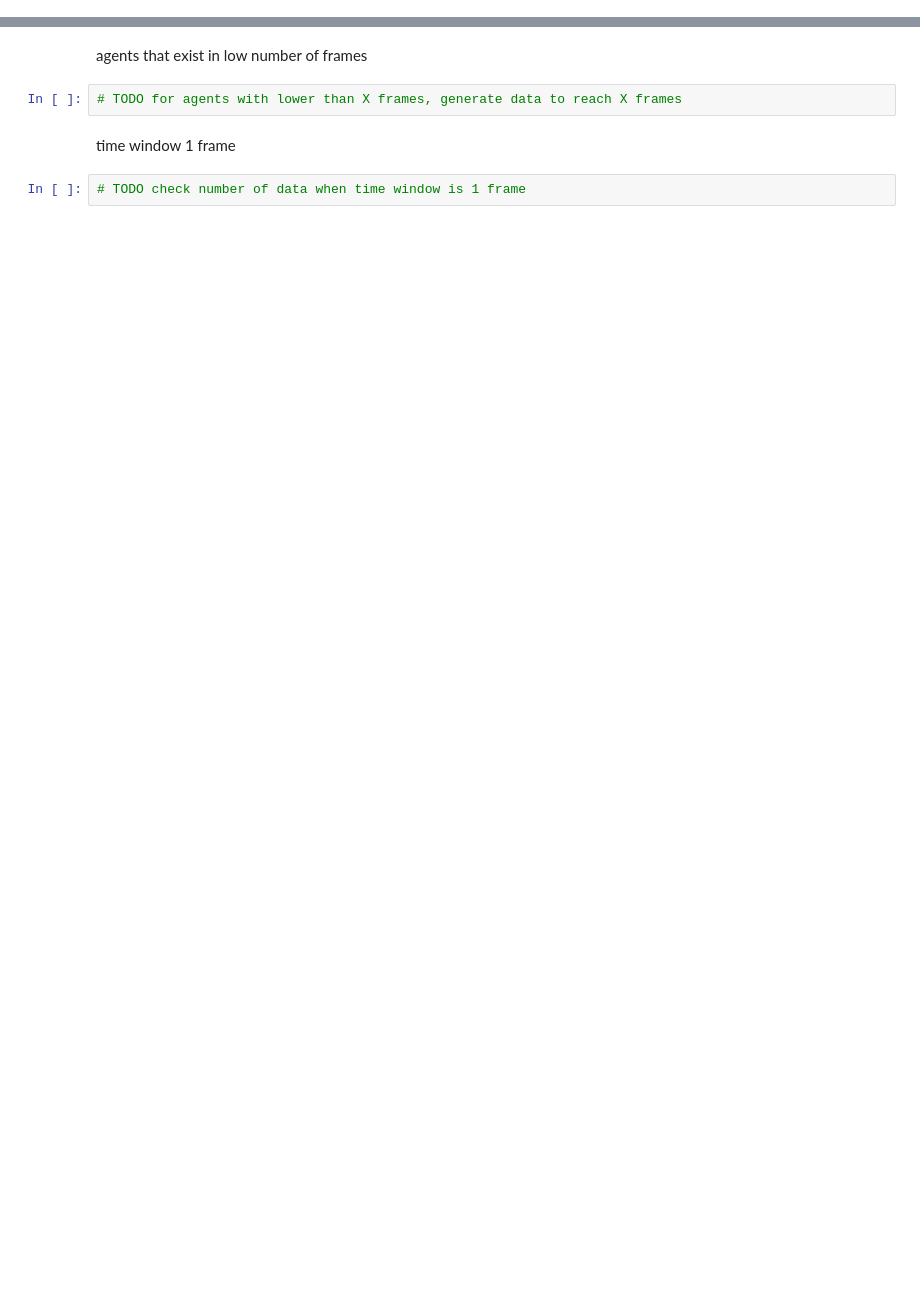
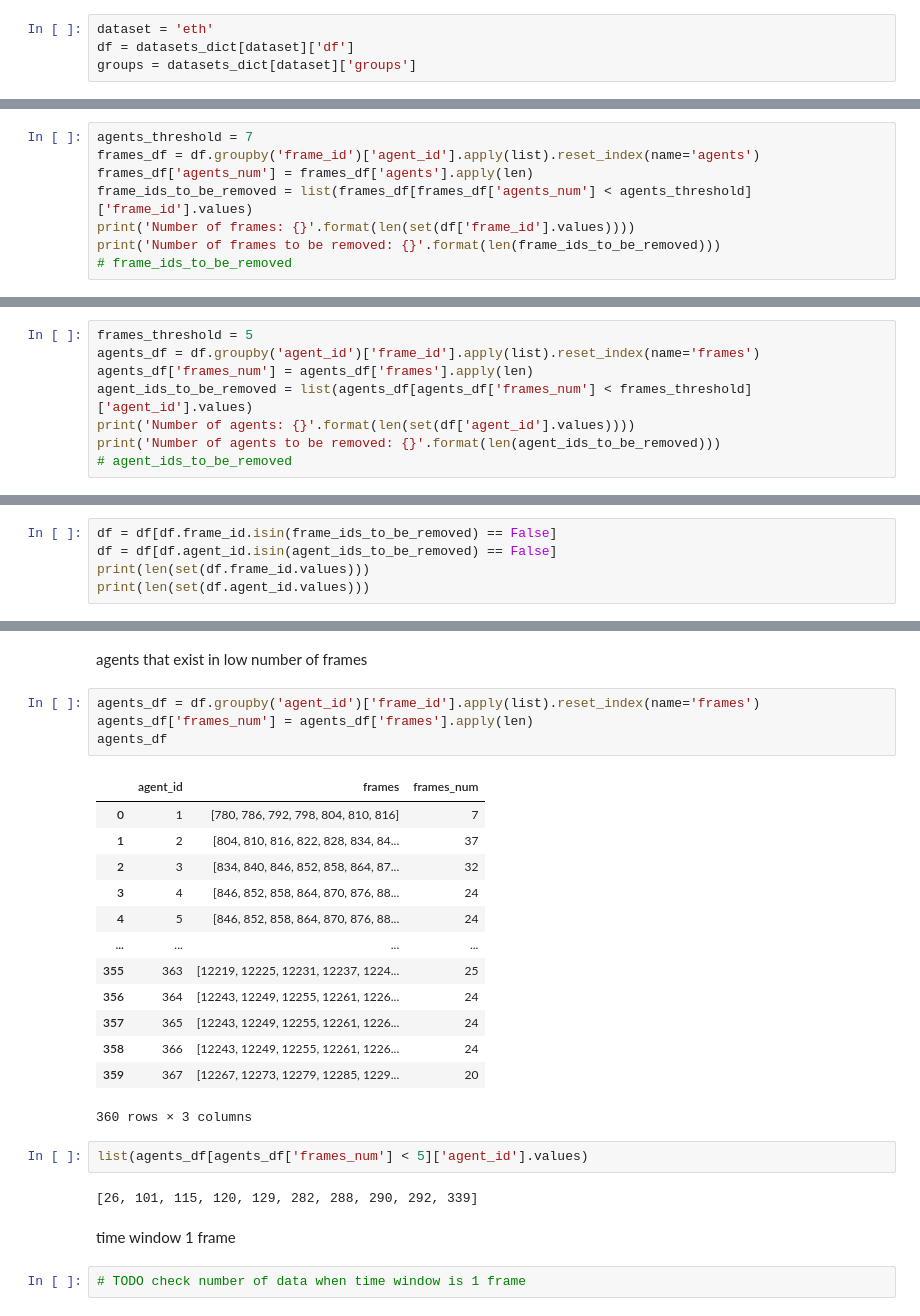
Before and after one commit to ADA-research/context-group-detection, a Jupyter notebook: datasets/dataset_analysis.ipynb, the cells around one changed output, grey strips where cells are left out. Saved outputs shown, nothing was run; the diff lists cells and outputs as text; blank space fills up the shorter version.

Commit message:
added filter functions for frames with low number of agents + agents in low number of frames

```diff
--- a/datasets/dataset_analysis.ipynb
+++ b/datasets/dataset_analysis.ipynb
@@ -15,3 +41,7 @@ groups = read_groups(dataset_path)
+# %%
+dataset = 'eth'
+df = datasets_dict[dataset]['df']
+groups = datasets_dict[dataset]['groups']
 # %%
 df.head()
 # %% [output]
@@ -131,0 +196,8 @@ number of same agents in X consecutive frames
+# %%
+agents_threshold = 7
+frames_df = df.groupby('frame_id')['agent_id'].apply(list).reset_index(name='agents')
+frames_df['agents_num'] = frames_df['agents'].apply(len)
+frame_ids_to_be_removed = list(frames_df[frames_df['agents_num'] < agents_threshold]['frame_id'].values)
+print('Number of frames: {}'.format(len(set(df['frame_id'].values))))
+print('Number of frames to be removed: {}'.format(len(frame_ids_to_be_removed)))
+# frame_ids_to_be_removed
@@ -131,0 +207,8 @@ number of same agents in X consecutive frames
+# %%
+frames_threshold = 5
+agents_df = df.groupby('agent_id')['frame_id'].apply(list).reset_index(name='frames')
+agents_df['frames_num'] = agents_df['frames'].apply(len)
+agent_ids_to_be_removed = list(agents_df[agents_df['frames_num'] < frames_threshold]['agent_id'].values)
+print('Number of agents: {}'.format(len(set(df['agent_id'].values))))
+print('Number of agents to be removed: {}'.format(len(agent_ids_to_be_removed)))
+# agent_ids_to_be_removed
@@ -131,0 +218,5 @@ number of same agents in X consecutive frames
+# %%
+df = df[df.frame_id.isin(frame_ids_to_be_removed) == False]
+df = df[df.agent_id.isin(agent_ids_to_be_removed) == False]
+print(len(set(df.frame_id.values)))
+print(len(set(df.agent_id.values)))
@@ -132,7 +246,27 @@ number of same agents in X consecutive frames
 # %% [markdown]
 agents that exist in low number of frames
-# %%
-# TODO for agents with lower than X frames, generate data to reach X frames
+# %%
+agents_df = df.groupby('agent_id')['frame_id'].apply(list).reset_index(name='frames')
+agents_df['frames_num'] = agents_df['frames'].apply(len)
+agents_df
+# %% [output]
+|  | agent_id | frames | frames_num |
+| 0 | 1 | [780, 786, 792, 798, 804, 810, 816] | 7 |
+| 1 | 2 | [804, 810, 816, 822, 828, 834, 84... | 37 |
+| 2 | 3 | [834, 840, 846, 852, 858, 864, 87... | 32 |
+| 3 | 4 | [846, 852, 858, 864, 870, 876, 88... | 24 |
+| 4 | 5 | [846, 852, 858, 864, 870, 876, 88... | 24 |
+| ... | ... | ... | ... |
+| 355 | 363 | [12219, 12225, 12231, 12237, 1224... | 25 |
+| 356 | 364 | [12243, 12249, 12255, 12261, 1226... | 24 |
+| 357 | 365 | [12243, 12249, 12255, 12261, 1226... | 24 |
+| 358 | 366 | [12243, 12249, 12255, 12261, 1226... | 24 |
+| 359 | 367 | [12267, 12273, 12279, 12285, 1229... | 20 |
+360 rows × 3 columns
+# %%
+list(agents_df[agents_df['frames_num'] < 5]['agent_id'].values)
+# %% [output]
+[26, 101, 115, 120, 129, 282, 288, 290, 292, 339]
 # %% [markdown]
 time window 1 frame
 # %%
```
Also changed, not shown: parts of 32 cells of this notebook, 3 other files.
